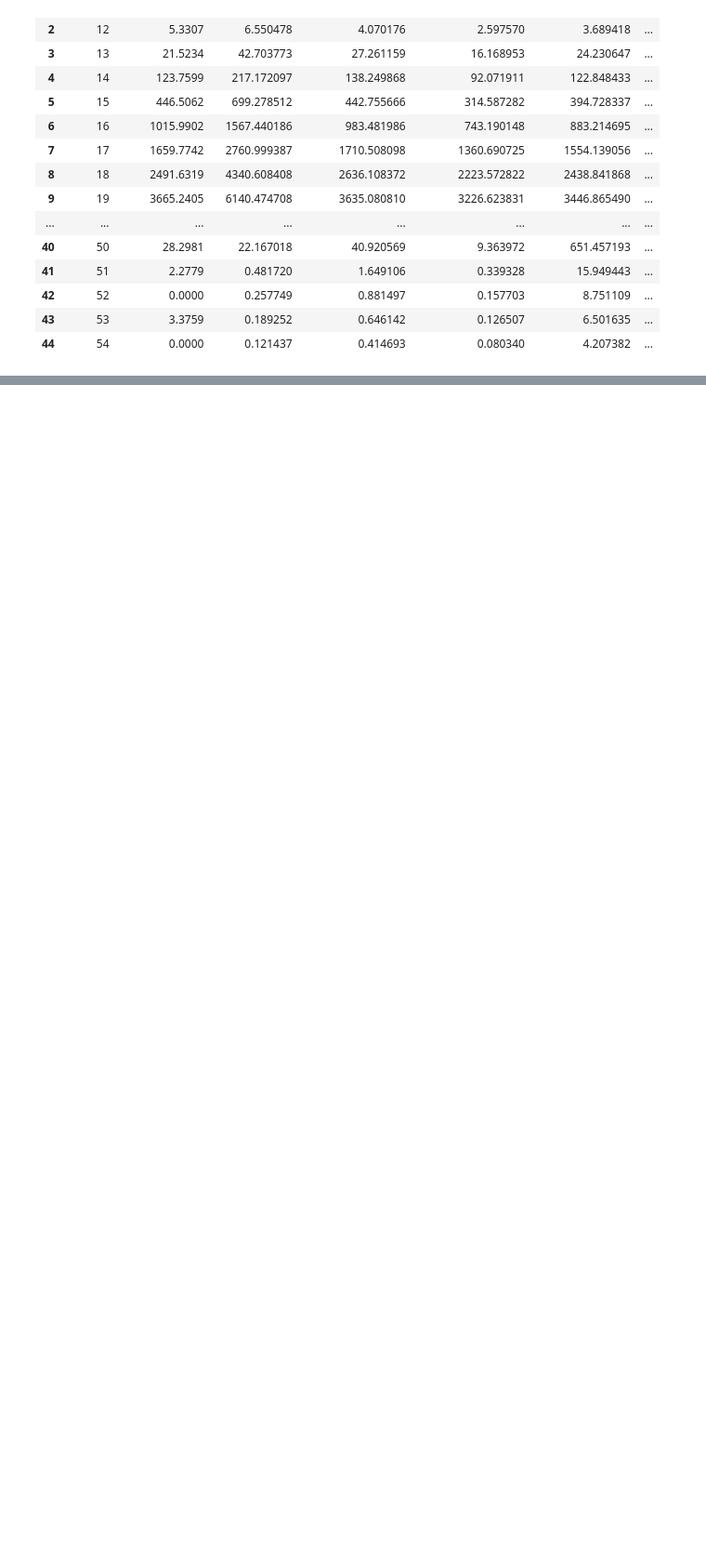
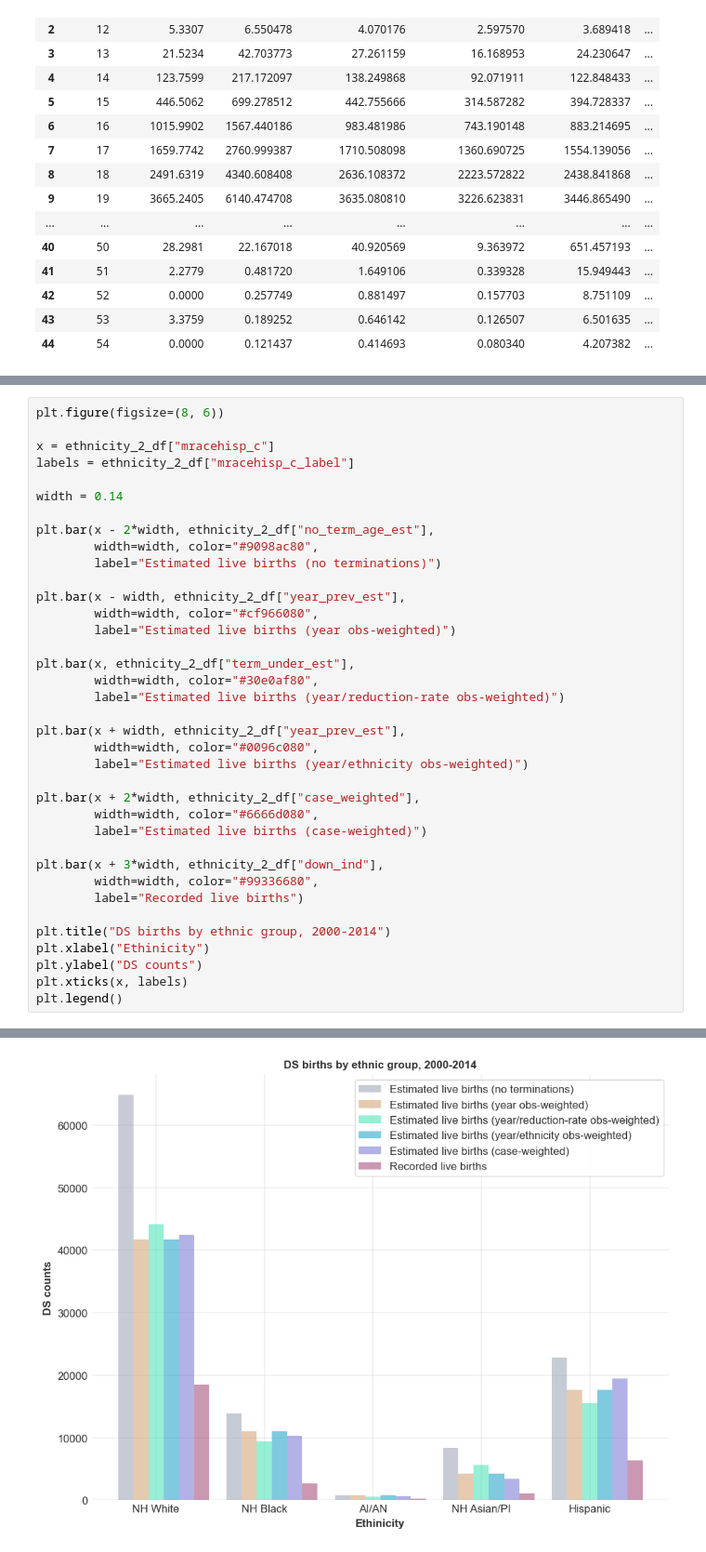
Before and after one commit to frankbuckley/ds-births-populations, a Jupyter notebook: projects/us-birth-certificates/notes-ds-rec-weighting.ipynb, the cells around one changed output, grey strips where cells are left out. Shown at 93% size. Drawn from its saved outputs; the diff is of its cells as text; blank space fills up the shorter version.

```diff
--- a/projects/us-birth-certificates/notes-ds-rec-weighting.ipynb
+++ b/projects/us-birth-certificates/notes-ds-rec-weighting.ipynb
@@ -170,0 +295,38 @@ plt.legend()
+# %%
+plt.figure(figsize=(8, 6))
+
+x = ethnicity_2_df["mracehisp_c"]
+labels = ethnicity_2_df["mracehisp_c_label"]
+
+width = 0.14
+
+plt.bar(x - 2*width, ethnicity_2_df["no_term_age_est"],
+        width=width, color="#9098ac80",
+        label="Estimated live births (no terminations)")
+
+plt.bar(x - width, ethnicity_2_df["year_prev_est"],
+        width=width, color="#cf966080",
+        label="Estimated live births (year obs-weighted)")
+
+plt.bar(x, ethnicity_2_df["term_under_est"],
+        width=width, color="#30e0af80",
+        label="Estimated live births (year/reduction-rate obs-weighted)")
+
+plt.bar(x + width, ethnicity_2_df["year_prev_est"],
+        width=width, color="#0096c080",
+        label="Estimated live births (year/ethnicity obs-weighted)")
+
+plt.bar(x + 2*width, ethnicity_2_df["case_weighted"],
+        width=width, color="#6666d080",
+        label="Estimated live births (case-weighted)")
+
+plt.bar(x + 3*width, ethnicity_2_df["down_ind"],
+        width=width, color="#99336680",
+        label="Recorded live births")
+
+plt.title("DS births by ethnic group, 2000-2014")
+plt.xlabel("Ethinicity")
+plt.ylabel("DS counts")
+plt.xticks(x, labels)
+plt.legend()
+# %% [output]
@@ -170,0 +334 @@ plt.legend()
+[figure, added]
```
Also changed, not shown: parts of 11 cells of this notebook, 1 other file.
